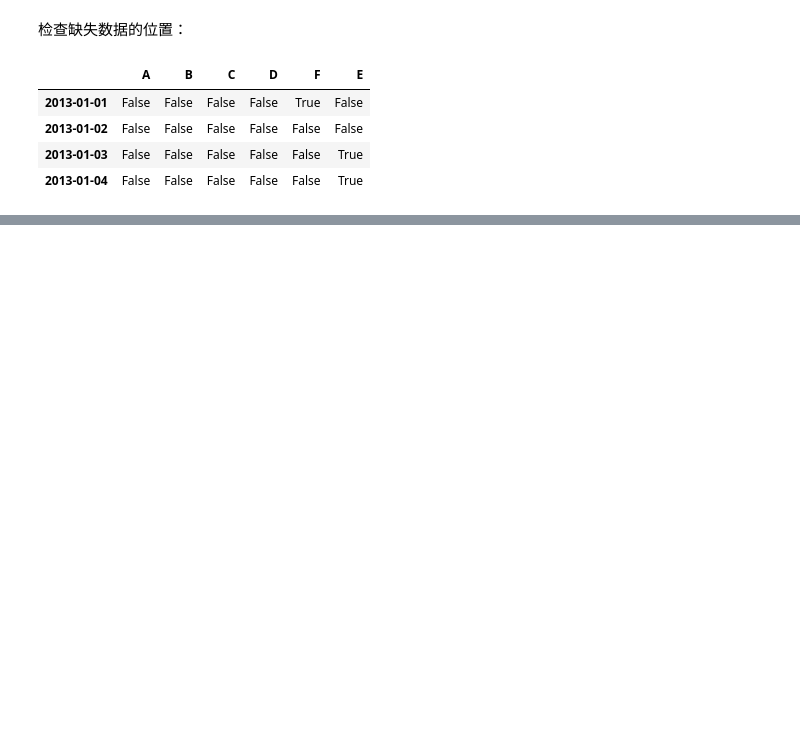
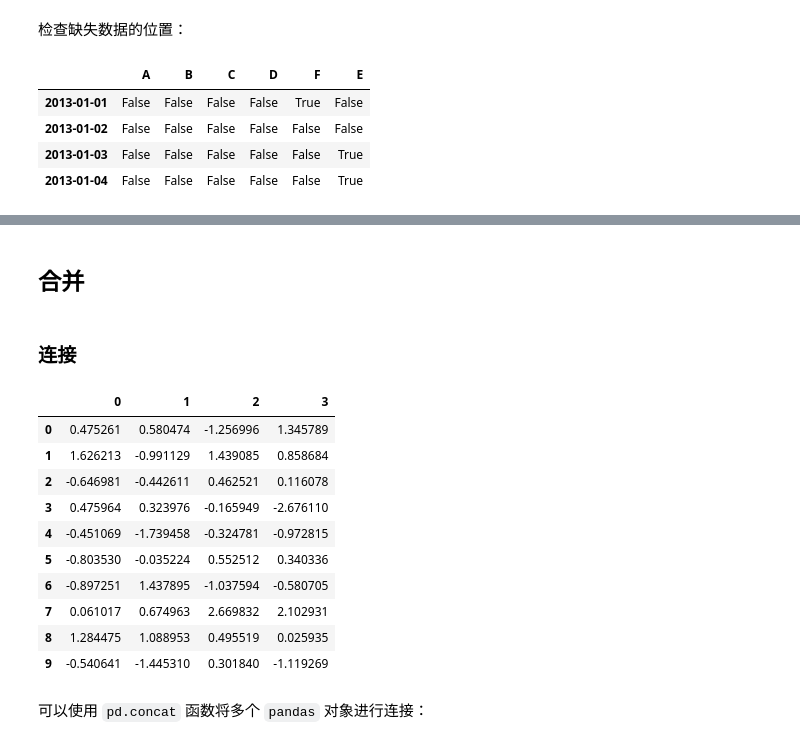
Before and after one commit to hogwild/notes-python, a Jupyter notebook: 12. pandas/12.01 ten minutes to pandas.ipynb, the cells around one changed output, grey strips where cells are left out. Saved outputs shown, nothing was run; the diff lists cells and outputs as text; code cells hidden in the pictures; blank space fills up the shorter version.

```diff
--- a/12. pandas/12.01 ten minutes to pandas.ipynb
+++ b/12. pandas/12.01 ten minutes to pandas.ipynb
@@ -552,0 +687,22 @@ pd.isnull(df1)
+# %% [markdown]
+## 合并
+# %% [markdown]
+### 连接
+# %%
+df = pd.DataFrame(np.random.randn(10, 4))
+
+df
+# %% [output]
+|  | 0 | 1 | 2 | 3 |
+| 0 | 0.475261 | 0.580474 | -1.256996 | 1.345789 |
+| 1 | 1.626213 | -0.991129 | 1.439085 | 0.858684 |
+| 2 | -0.646981 | -0.442611 | 0.462521 | 0.116078 |
+| 3 | 0.475964 | 0.323976 | -0.165949 | -2.676110 |
+| 4 | -0.451069 | -1.739458 | -0.324781 | -0.972815 |
+| 5 | -0.803530 | -0.035224 | 0.552512 | 0.340336 |
+| 6 | -0.897251 | 1.437895 | -1.037594 | -0.580705 |
+| 7 | 0.061017 | 0.674963 | 2.669832 | 2.102931 |
+| 8 | 1.284475 | 1.088953 | 0.495519 | 0.025935 |
+| 9 | -0.540641 | -1.445310 | 0.301840 | -1.119269 |
+# %% [markdown]
+可以使用 `pd.concat` 函数将多个 `pandas` 对象进行连接：
```
Also changed, not shown: parts of 129 cells of this notebook, 3 other files.
